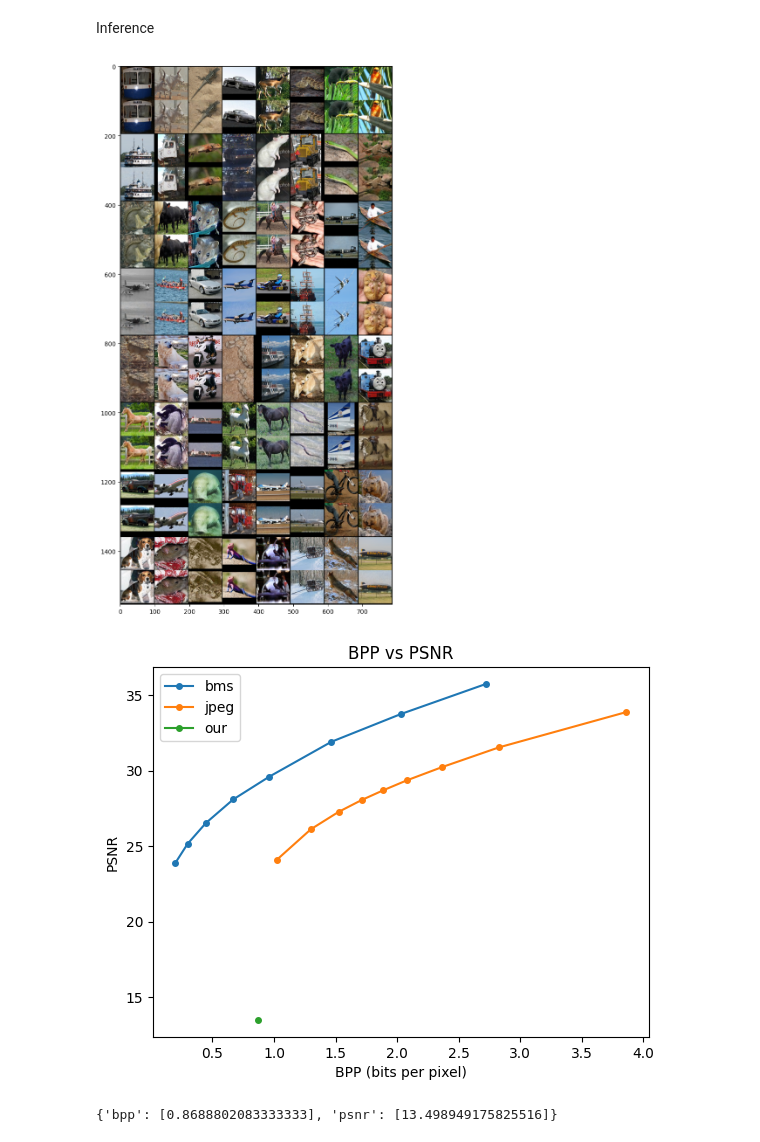
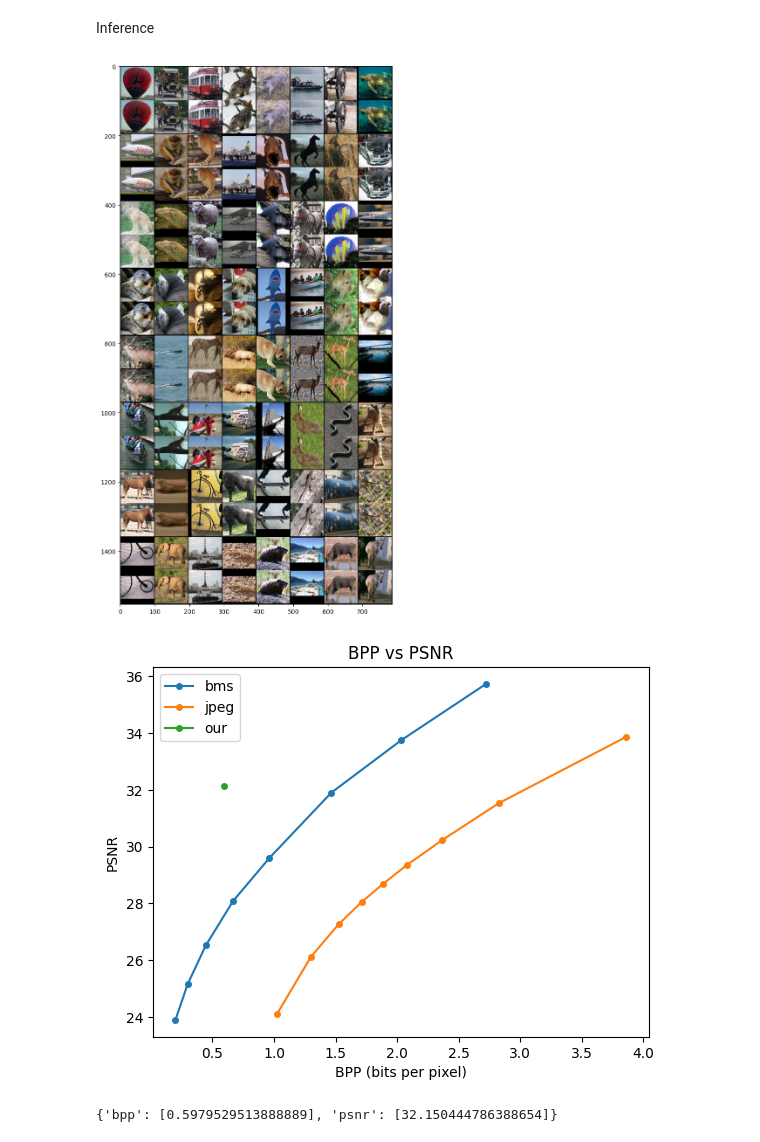
Before and after one commit to Pojezdal/KNNProject, a Jupyter notebook: source/KNN_compressai_xpojez00.ipynb, the cells around one changed output. Saved outputs shown, nothing was run; the diff lists cells and outputs as text; code cells hidden in the pictures.

Commit message:
Added ms-ssim baseline

```diff
--- a/source/KNN_compressai_xpojez00.ipynb
+++ b/source/KNN_compressai_xpojez00.ipynb
@@ -84,7 +84,7 @@ class DataLoader:
 
 stl10_dataset = torchvision.datasets.STL10(root='/content/drive/My Drive/knn_datasets/', split='unlabeled', transform=torchvision.transforms.Compose([
     torchvision.transforms.ToTensor(),
-    torchvision.transforms.Normalize((0.5, 0.5, 0.5), (0.5, 0.5, 0.5))]), download=True)
+    torchvision.transforms.Normalize((0.5, 0.5, 0.5), (0.5, 0.5, 0.5)), torchvision.transforms.Normalize((-1,), (2,))]), download=True)
 
 stl10 = DataLoader(
     stl10_dataset,
@@ -123,7 +123,8 @@ class FactorizedPriorReduced(FactorizedPrior):
             deconv(N, N),
             GDN(N, inverse=True),
             deconv(N, 3),
-            nn.Tanh(),
+            #nn.Tanh(),
+            nn.Sigmoid(),
         )
 
     @property
@@ -211,14 +212,17 @@ train_conf = TrainConfig(
     model = model_reduced,
     epochs = 75,
     dataloader = stl10,
-    loss_metric = nn.MSELoss(),
-    loss_alpha = 250,
+    #loss_metric = nn.MSELoss(),
+    #loss_metric = lpips.LPIPS().to(device),
+    loss_metric = piq.MultiScaleSSIMLoss(kernel_size = 5).to(device),
+    loss_alpha = 25,
     main_optimizer = main_optimizer,
     aux_optimizer = aux_optimizer,
     main_scheduler = optim.lr_scheduler.MultiplicativeLR(main_optimizer, lambda epoch: 0.98),
     aux_scheduler = optim.lr_scheduler.MultiplicativeLR(aux_optimizer, lambda epoch: 0.98),
     save_path = "/content/drive/My Drive/knn_models",
-    custom_name = "reduced_64_96_250_mse",
+    custom_name = "reduced_64_96_25_msssim5_1",
+    load_model = "/content/drive/My Drive/knn_models/reduced_64_96_25_msssim5_best.pth"
 )
 # %% [markdown]
 Loss function
@@ -369,4 +373,4 @@ def train(conf : TrainConfig):
 Start training
 # %%
 
-train(train_conf)
+#train(train_conf)
@@ -391,20 +377,20 @@ Processing batch 201/1250
 # %% [markdown]
 Inference
 # %%
-#train_conf.load_from_checkpoint('/content/drive/My Drive/knn_models/reduced_64_96_250_mse_best.pth')
+train_conf.load_from_checkpoint('/content/drive/My Drive/knn_models/reduced_64_96_25_msssim5_best.pth')
 for batch, _ in train_conf.dataloader.val_loader:
     images = batch.to(device)
     output = train_conf.model(images)["x_hat"]
-    images = torch.cat((normalize_color(images), normalize_color(output)), dim=2)
+    images = torch.cat((images, output), dim=2)
 
     npimage = torchvision.utils.make_grid(images).cpu().numpy()
     npimage = npimage.transpose(1, 2, 0)
     plt.figure(figsize=(20, 16))
     plt.imshow(npimage)
     plt.show()
     break
 # %% [output]
-[figure, old version]
+[figure, new version]
 # %%
 baseline_metrics = {    ## 500 images from the validation set of stl10 dataset (unlabeled split)
 "bms": {
@@ -415,8 +401,18 @@ baseline_metrics = {    ## 500 images from the validation set of stl10 dataset (
     "psnr": [24.0933437461853, 26.12165872192383, 27.2635897064209, 28.046062282562257, 28.69297319030762, 29.346161067962647, 30.227422931671143, 31.532780990600585, 33.8721844291687]}
 }
 
+msssim_baseline_metrics = {
+"bms": {
+    "bpp": [0.12609027777777776, 0.18234027777777767, 0.2639791666666668, 0.3681875000000006, 0.5104999999999996, 0.6730347222222219, 0.8957916666666671, 1.20357638888889],
+    "psnr": [21.257686344146727, 22.253188648223876, 23.349189826965333, 24.287573760986326, 25.30987477874756, 26.3740486907959, 27.460073432922364, 28.656918861389162]},
+"jpeg": {
+    "bpp": [1.0227777777777778, 1.3023402777777784, 1.5262986111111116, 1.7127708333333331, 1.888520833333333, 2.0786458333333315, 2.365657986111111, 2.8297343749999992, 3.864128472222219],
+    "psnr": [24.10634324645996, 26.16938330078125, 27.316714889526367, 28.109992641448976, 28.760773368835448, 29.414331382751463, 30.30017582321167, 31.62249006652832, 34.004099689483645]}
+}
+
 psnr, bpp = psnr_bpp(train_conf.model, train_conf.dataloader)
 baseline_metrics["our"] = {"bpp": [bpp], "psnr": [psnr]}
+msssim_baseline_metrics["our"] = {"bpp": [bpp], "psnr": [psnr]}
 
 def plot_psnr_bpp(model_metrics):
     plt.xlabel('BPP (bits per pixel)')
@@ -428,9 +424,10 @@ def plot_psnr_bpp(model_metrics):
     plt.show()
 
 plot_psnr_bpp(baseline_metrics)
+#plot_psnr_bpp(msssim_baseline_metrics)
 # %% [output]
-[figure, old version]
+[figure, new version]
 # %%
 print(baseline_metrics['our'])
 # %% [output]
-{'bpp': [0.8688802083333333], 'psnr': [13.498949175825516]}
+{'bpp': [0.5979529513888889], 'psnr': [32.150444786388654]}
```
Also changed, not shown: parts of 2 cells of this notebook.
